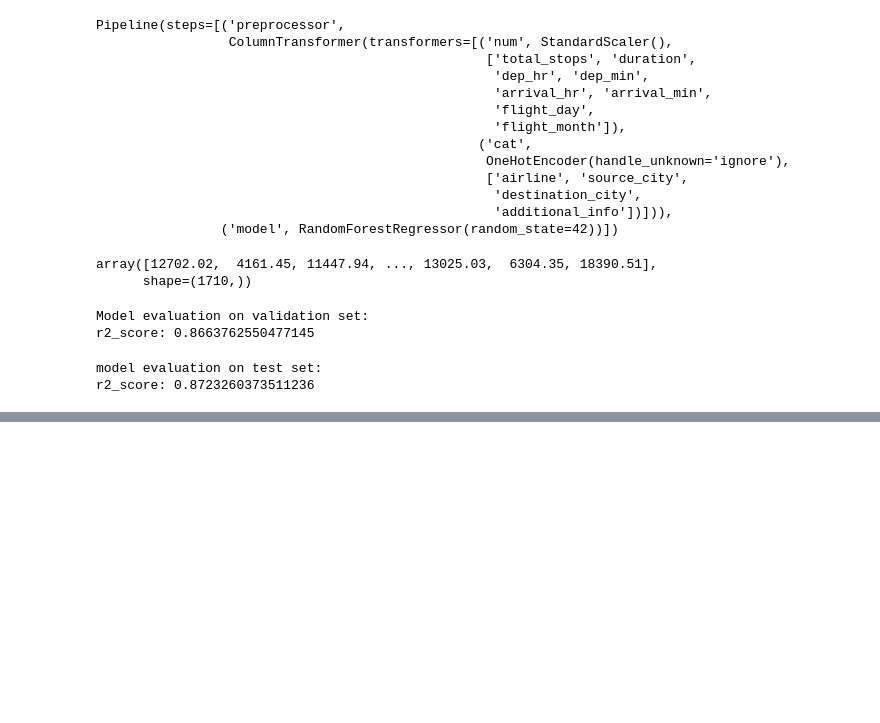
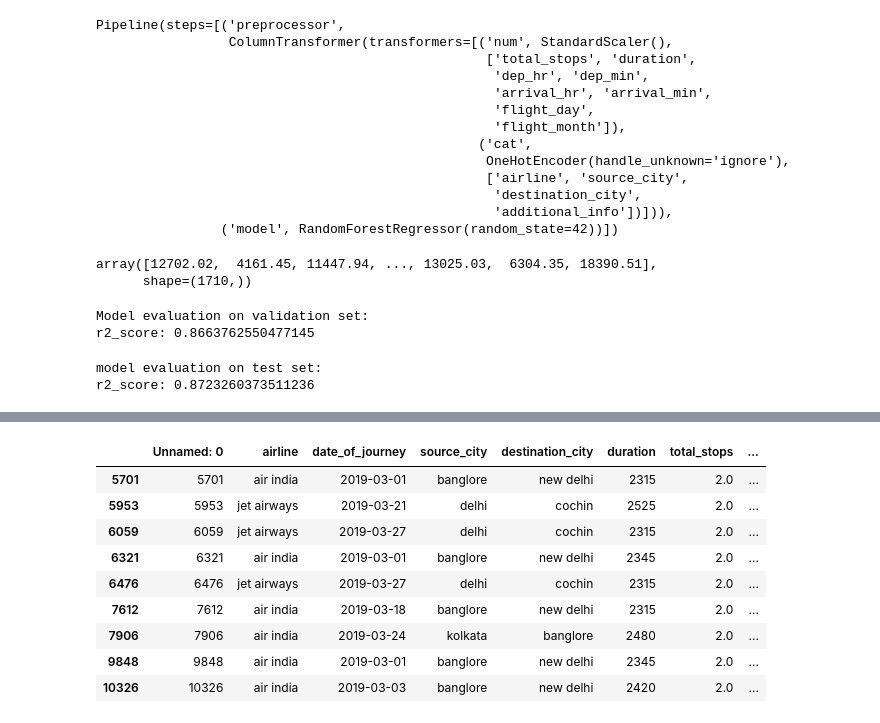
Before and after one commit to Rutu-RD/flight_prediction, a Jupyter notebook: notebooks/notebook_01.ipynb, the cells around one changed output, grey strips where cells are left out. Drawn from its saved outputs; the diff is of its cells as text; code cells hidden in the pictures; blank space fills up the shorter version.

```diff
--- a/notebooks/notebook_01.ipynb
+++ b/notebooks/notebook_01.ipynb
@@ -296,0 +367,19 @@ r2_score: 0.8723260373511236
+# %%
+filtered_df = transformed_df[
+    transformed_df['duration'].between(
+        transformed_df['duration'].quantile(0.9991),
+        transformed_df['duration'].quantile(0.9999)
+    )
+]
+filtered_df
+# %% [output]
+|  | Unnamed: 0 | airline | date_of_journey | source_city | destination_city | duration | total_stops | ... |
+| 5701 | 5701 | air india | 2019-03-01 | banglore | new delhi | 2315 | 2.0 | ... |
+| 5953 | 5953 | jet airways | 2019-03-21 | delhi | cochin | 2525 | 2.0 | ... |
+| 6059 | 6059 | jet airways | 2019-03-27 | delhi | cochin | 2315 | 2.0 | ... |
+| 6321 | 6321 | air india | 2019-03-01 | banglore | new delhi | 2345 | 2.0 | ... |
+| 6476 | 6476 | jet airways | 2019-03-27 | delhi | cochin | 2315 | 2.0 | ... |
+| 7612 | 7612 | air india | 2019-03-18 | banglore | new delhi | 2315 | 2.0 | ... |
+| 7906 | 7906 | air india | 2019-03-24 | kolkata | banglore | 2480 | 2.0 | ... |
+| 9848 | 9848 | air india | 2019-03-01 | banglore | new delhi | 2345 | 2.0 | ... |
+| 10326 | 10326 | air india | 2019-03-03 | banglore | new delhi | 2420 | 2.0 | ... |
```
Also changed, not shown: parts of 11 cells of this notebook, 7 other files.
